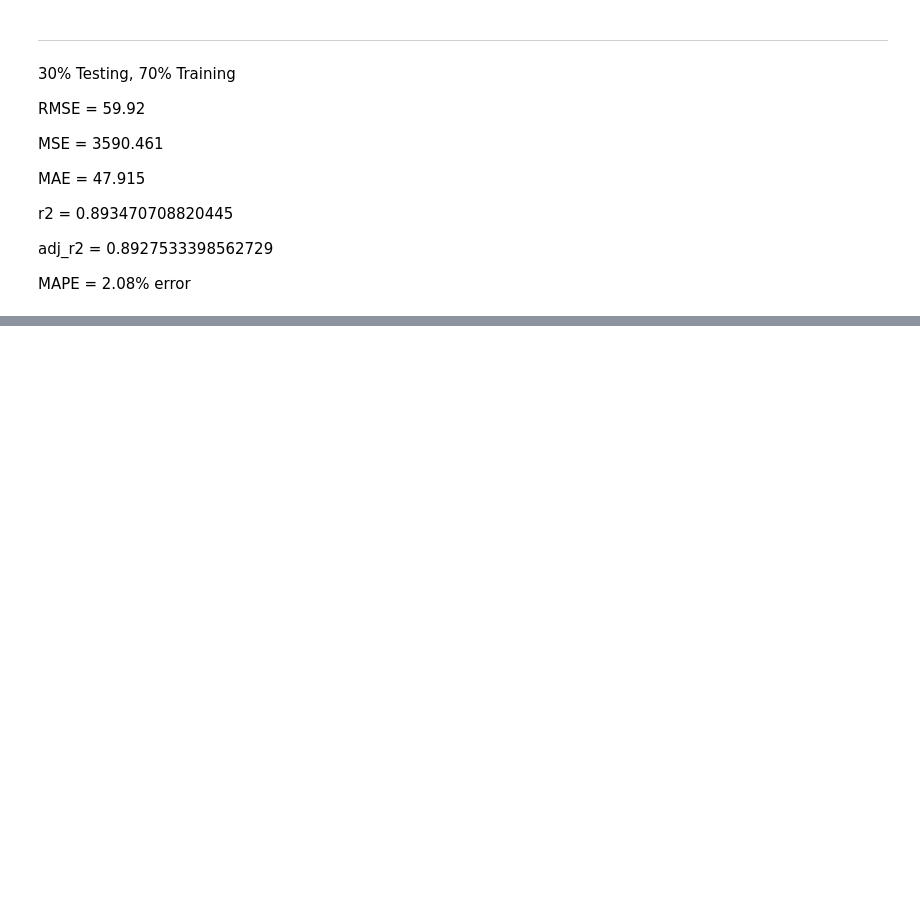
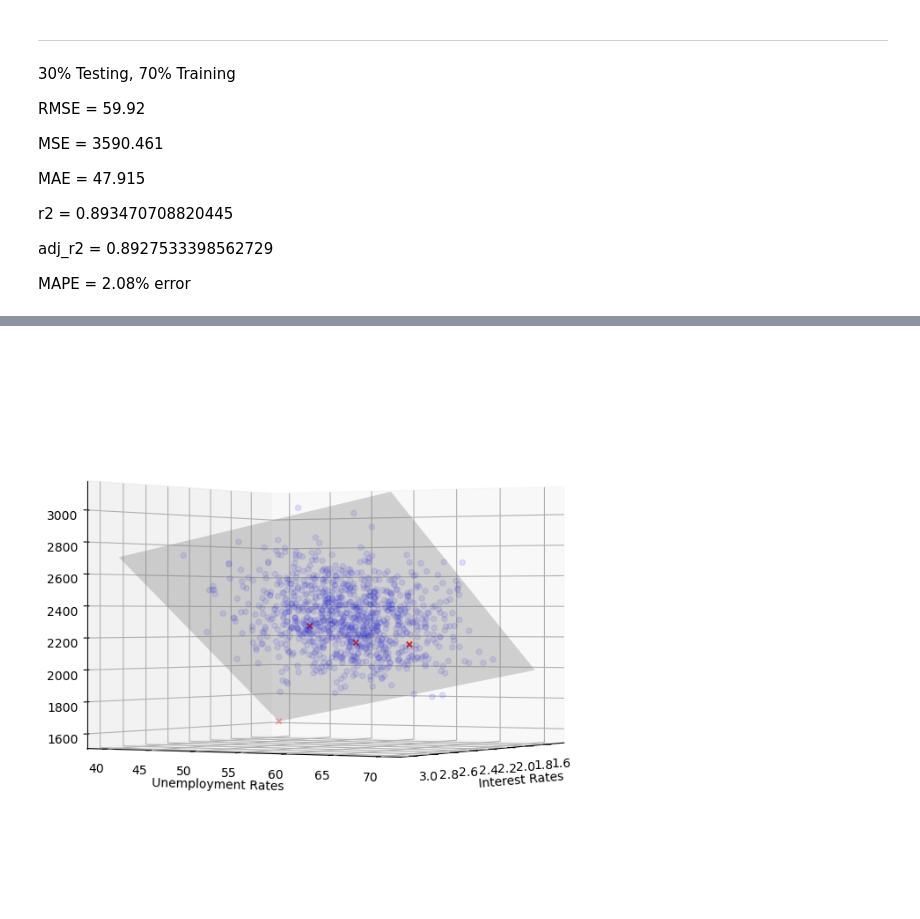
Before and after one commit to AlvaroBishop/StockMarketPrice, a Jupyter notebook: StockMarketPrice_MultipleLinearRegression.ipynb, the cells around one changed output, grey strips where cells are left out. Cells and saved outputs as stored; diff of their text form; code cells hidden in the pictures; blank space fills up the shorter version.

```diff
--- a/StockMarketPrice_MultipleLinearRegression.ipynb
+++ b/StockMarketPrice_MultipleLinearRegression.ipynb
@@ -166,0 +208,3 @@ MAPE = 2.08% error
+# %%
+predictions = pd.DataFrame( {'Interest Rates': [1.500000, 2.2 ,2 , 1.9 ], 'Employment' : [40.0, 52, 55, 60] } )
+predictions
@@ -166,0 +217,14 @@ MAPE = 2.08% error
+# %%
+fig = plt.figure(figsize = (10,8))
+ax = fig.add_subplot(111, projection = "3d")
+ax.scatter(stock_df["Interest Rates"], stock_df["Employment"], stock_df["S&P 500 Price"], color = "blue", marker = "o", alpha=0.1)
+ax.scatter(predictions["Interest Rates"], predictions["Employment"], regressor.predict(predictions), color = "red", marker = "x")
+ax.plot_surface(x_surf, y_surf, fittedY, color = "grey", alpha = 0.3)
+ax.set_xlabel("Interest Rates")
+ax.set_ylabel("Unemployment Rates")
+ax.set_zlabel("Stock index price")
+# Ajusta la posición del zlabel
+ax.view_init(0,30)
+plt.show()
+# %% [output]
+[figure, added]
```
Also changed, not shown: parts of 8 cells of this notebook.
